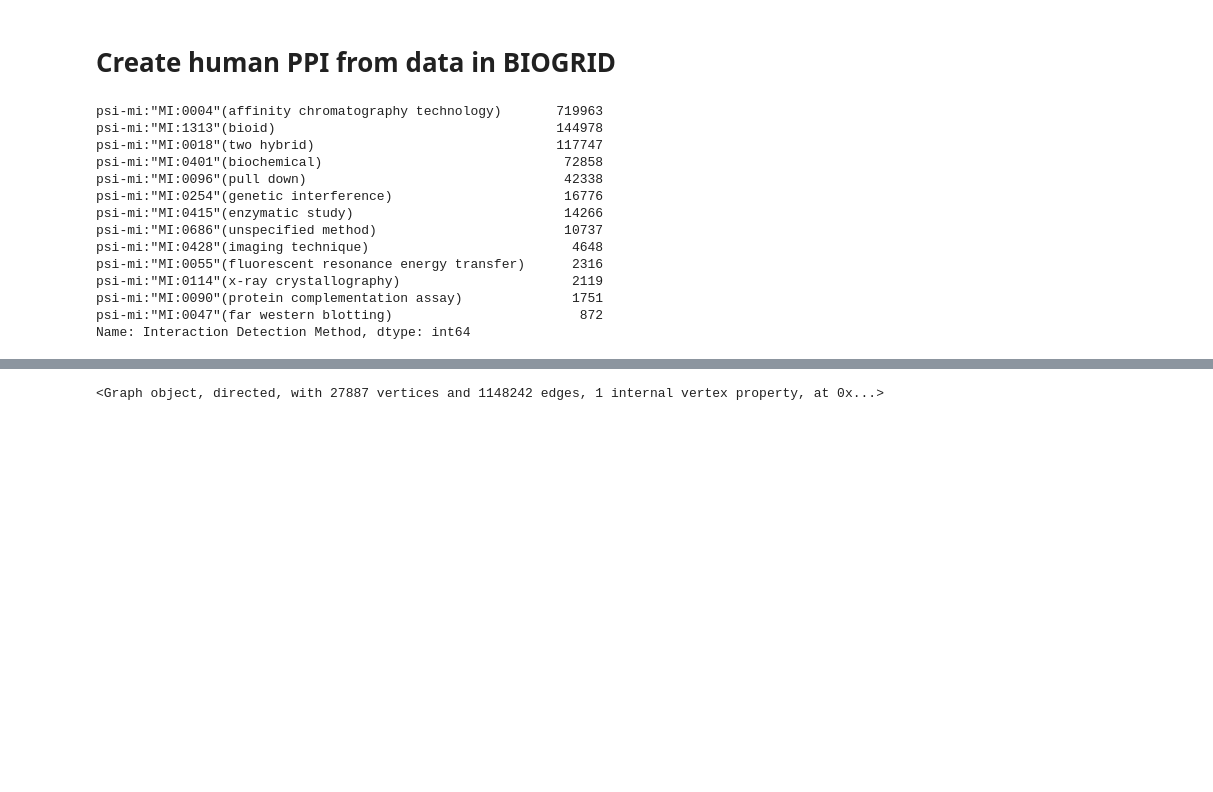
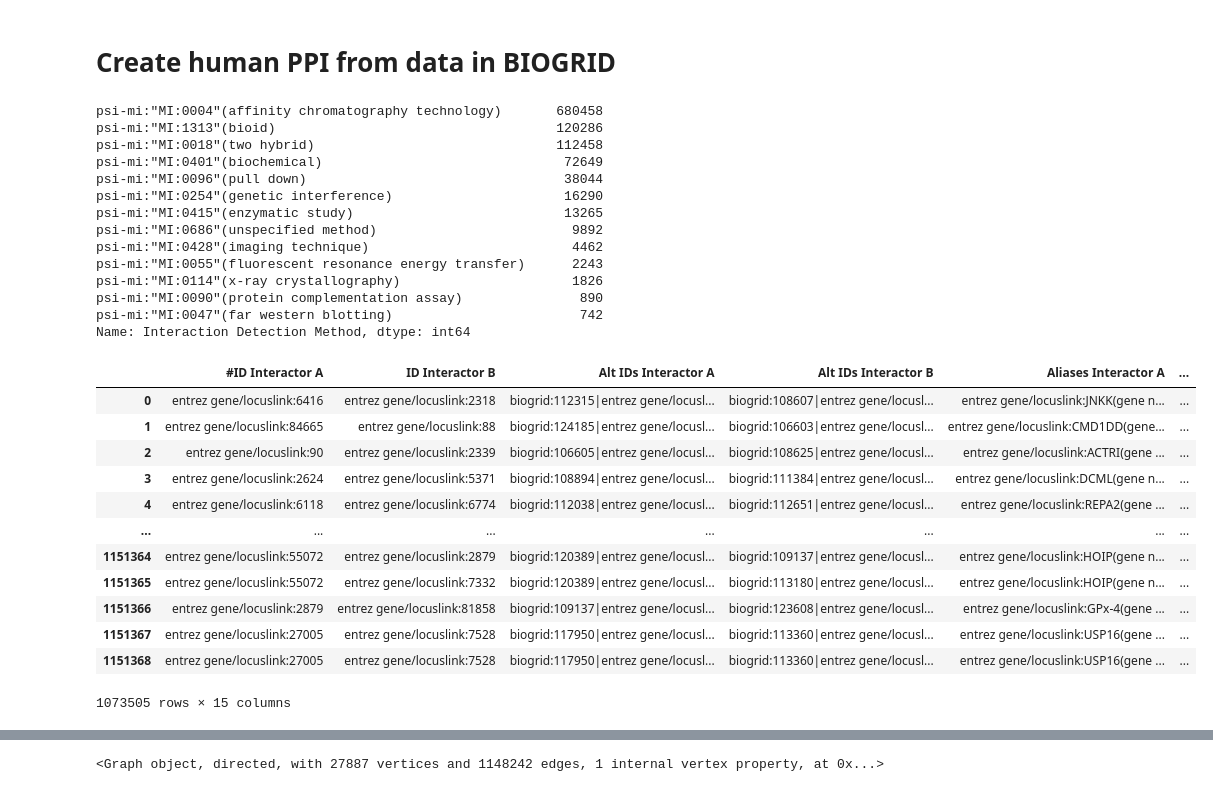
Before and after one commit to francescozambelli/OncoVirus_SarsCov2, a Jupyter notebook: BIOGRID_reading.ipynb, the cells around one changed output, grey strips where cells are left out. Saved outputs shown, nothing was run; the diff lists cells and outputs as text; code cells hidden in the pictures; blank space fills up the shorter version.

```diff
--- a/BIOGRID_reading.ipynb
+++ b/BIOGRID_reading.ipynb
@@ -142,23 +185,25 @@ def_names = np.concatenate([ncbi_prots, new_names])
 # %% [markdown]
 # Create human PPI from data in BIOGRID
 # %%
-human_ppi_all = pd.read_csv("Files/BIOGRID-ORGANISM-Homo_sapiens-4.4.220.mitab.txt", sep="\t")
+human_ppi_all = pd.read_csv("../Data/data_BIOGRID/BIOGRID-ORGANISM-Homo_sapiens-4.4.220.mitab.txt", sep="\t")
+# %%
+human_ppi_all = human_ppi_all[(human_ppi_all["Taxid Interactor A"].map(lambda x: "9606" in x)) & (human_ppi_all["Taxid Interactor B"].map(lambda x: "9606" in x))]
 # %%
 human_ppi_all["Interaction Detection Method"].value_counts()
 # %% [output]
-psi-mi:"MI:0004"(affinity chromatography technology)       719963
-psi-mi:"MI:1313"(bioid)                                    144978
-psi-mi:"MI:0018"(two hybrid)                               117747
-psi-mi:"MI:0401"(biochemical)                               72858
-psi-mi:"MI:0096"(pull down)                                 42338
-psi-mi:"MI:0254"(genetic interference)                      16776
-psi-mi:"MI:0415"(enzymatic study)                           14266
-psi-mi:"MI:0686"(unspecified method)                        10737
-psi-mi:"MI:0428"(imaging technique)                          4648
-psi-mi:"MI:0055"(fluorescent resonance energy transfer)      2316
-psi-mi:"MI:0114"(x-ray crystallography)                      2119
-psi-mi:"MI:0090"(protein complementation assay)              1751
-psi-mi:"MI:0047"(far western blotting)                        872
+psi-mi:"MI:0004"(affinity chromatography technology)       680458
+psi-mi:"MI:1313"(bioid)                                    120286
+psi-mi:"MI:0018"(two hybrid)                               112458
+psi-mi:"MI:0401"(biochemical)                               72649
+psi-mi:"MI:0096"(pull down)                                 38044
+psi-mi:"MI:0254"(genetic interference)                      16290
+psi-mi:"MI:0415"(enzymatic study)                           13265
+psi-mi:"MI:0686"(unspecified method)                         9892
+psi-mi:"MI:0428"(imaging technique)                          4462
+psi-mi:"MI:0055"(fluorescent resonance energy transfer)      2243
+psi-mi:"MI:0114"(x-ray crystallography)                      1826
+psi-mi:"MI:0090"(protein complementation assay)               890
+psi-mi:"MI:0047"(far western blotting)                        742
 Name: Interaction Detection Method, dtype: int64
 # %%
 human_ppi = pd.DataFrame()
@@ -171 +216,17 @@ human_ppi = human_ppi[human_ppi["source"].map(lambda x: x.isnumeric()) & human_p
 human_ppi = human_ppi.astype(int)
+# %%
+human_ppi_all
+# %% [output]
+|  | #ID Interactor A | ID Interactor B | Alt IDs Interactor A | Alt IDs Interactor B | Aliases Interactor A | ... |
+| 0 | entrez gene/locuslink:6416 | entrez gene/locuslink:2318 | biogrid:112315|entrez gene/locusl... | biogrid:108607|entrez gene/locusl... | entrez gene/locuslink:JNKK(gene n... | ... |
+| 1 | entrez gene/locuslink:84665 | entrez gene/locuslink:88 | biogrid:124185|entrez gene/locusl... | biogrid:106603|entrez gene/locusl... | entrez gene/locuslink:CMD1DD(gene... | ... |
+| 2 | entrez gene/locuslink:90 | entrez gene/locuslink:2339 | biogrid:106605|entrez gene/locusl... | biogrid:108625|entrez gene/locusl... | entrez gene/locuslink:ACTRI(gene ... | ... |
+| 3 | entrez gene/locuslink:2624 | entrez gene/locuslink:5371 | biogrid:108894|entrez gene/locusl... | biogrid:111384|entrez gene/locusl... | entrez gene/locuslink:DCML(gene n... | ... |
+| 4 | entrez gene/locuslink:6118 | entrez gene/locuslink:6774 | biogrid:112038|entrez gene/locusl... | biogrid:112651|entrez gene/locusl... | entrez gene/locuslink:REPA2(gene ... | ... |
+| ... | ... | ... | ... | ... | ... | ... |
+| 1151364 | entrez gene/locuslink:55072 | entrez gene/locuslink:2879 | biogrid:120389|entrez gene/locusl... | biogrid:109137|entrez gene/locusl... | entrez gene/locuslink:HOIP(gene n... | ... |
+| 1151365 | entrez gene/locuslink:55072 | entrez gene/locuslink:7332 | biogrid:120389|entrez gene/locusl... | biogrid:113180|entrez gene/locusl... | entrez gene/locuslink:HOIP(gene n... | ... |
+| 1151366 | entrez gene/locuslink:2879 | entrez gene/locuslink:81858 | biogrid:109137|entrez gene/locusl... | biogrid:123608|entrez gene/locusl... | entrez gene/locuslink:GPx-4(gene ... | ... |
+| 1151367 | entrez gene/locuslink:27005 | entrez gene/locuslink:7528 | biogrid:117950|entrez gene/locusl... | biogrid:113360|entrez gene/locusl... | entrez gene/locuslink:USP16(gene ... | ... |
+| 1151368 | entrez gene/locuslink:27005 | entrez gene/locuslink:7528 | biogrid:117950|entrez gene/locusl... | biogrid:113360|entrez gene/locusl... | entrez gene/locuslink:USP16(gene ... | ... |
+1073505 rows × 15 columns
```
Also changed, not shown: parts of 26 cells of this notebook, 4 other files.
